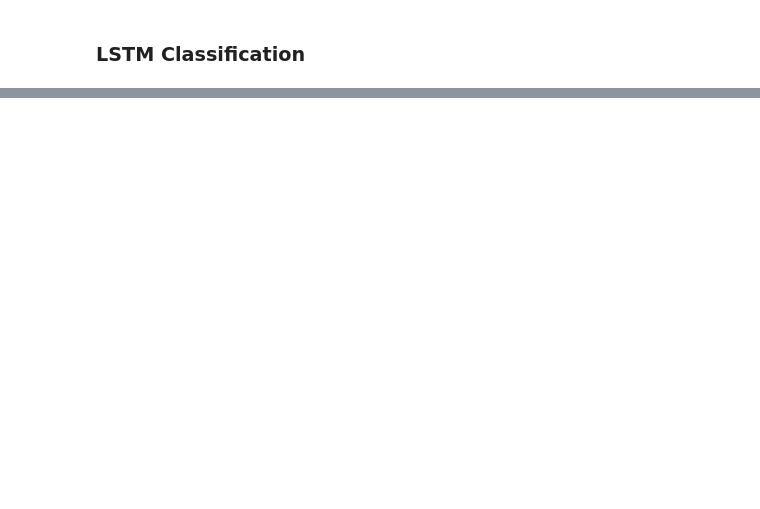
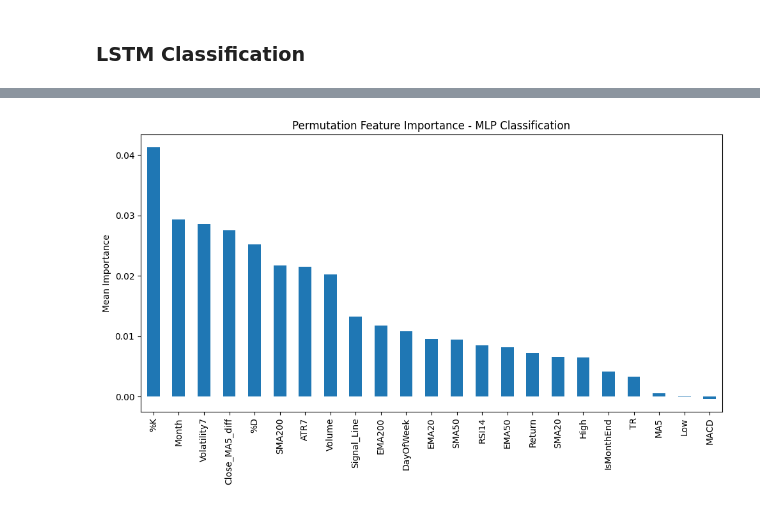
Before and after one commit to GIJOE1003/3103ETF, a Jupyter notebook: Notebook2_Signal_Classification_3rd_April_.ipynb, the cells around one changed output, grey strips where cells are left out. Drawn from its saved outputs; the diff is of its cells as text; code cells hidden in the pictures; blank space fills up the shorter version.

```diff
--- a/Notebook2_Signal_Classification_3rd_April_.ipynb
+++ b/Notebook2_Signal_Classification_3rd_April_.ipynb
@@ -588,3 +587,20 @@ plt.show()
+# %%
+from sklearn.inspection import permutation_importance
+
+# MLP model
+result = permutation_importance(mlp_model, X_test, y_test, n_repeats=10, random_state=42, scoring='f1_weighted')
+
+importance_df = pd.Series(result.importances_mean, index=features).sort_values(ascending=False)
+
+# Plot
+plt.figure(figsize=(10, 6))
+importance_df.plot(kind='bar')
+plt.title("Permutation Feature Importance - MLP Classification")
+plt.ylabel("Mean Importance")
+plt.tight_layout()
+plt.show()
+# %% [output]
+[figure, added]
 # %%
 
 
```
Also changed, not shown: parts of 11 cells of this notebook.
